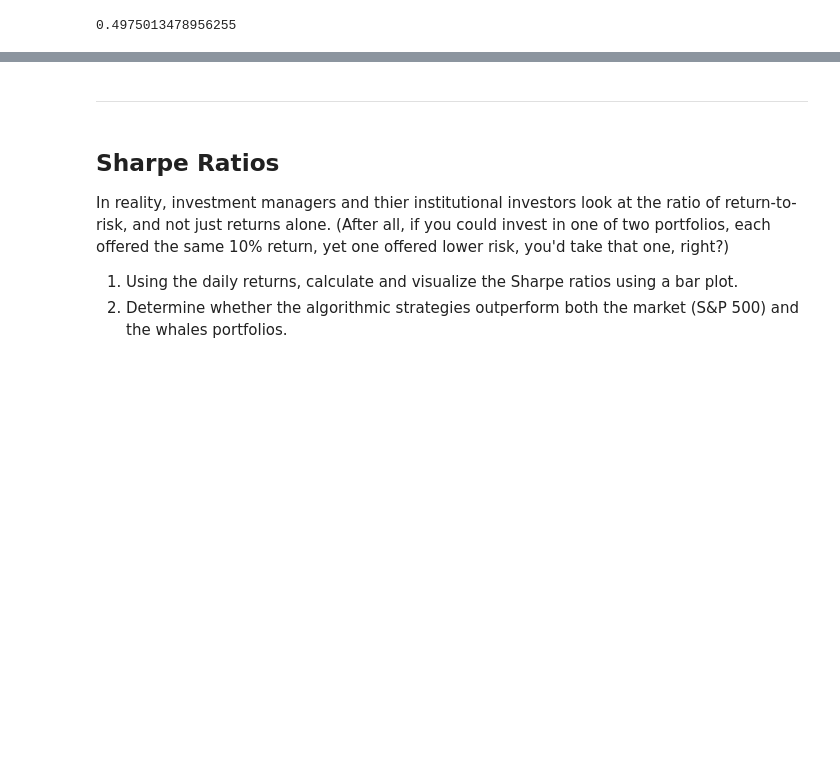
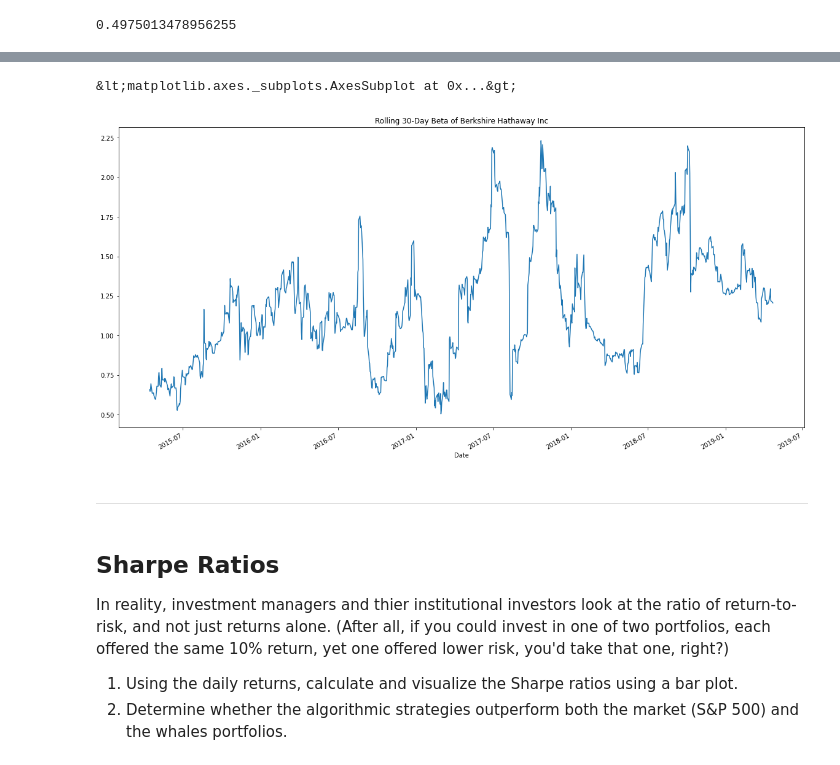
Before and after one commit to dbogatic/jupyter-homework, a Jupyter notebook: whale_analysis.ipynb, the cells around one changed output, grey strips where cells are left out. Cells and saved outputs as stored; diff of their text form; code cells hidden in the pictures; blank space fills up the shorter version.

```diff
--- a/whale_analysis.ipynb
+++ b/whale_analysis.ipynb
@@ -344,3 +351,9 @@ berkshire_beta
+# %%
+rolling_beta = rolling_covariance / rolling_variance
+rolling_beta.plot(figsize=(20, 10), title='Rolling 30-Day Beta of Berkshire Hathaway Inc')
+# %% [output]
+&lt;matplotlib.axes._subplots.AxesSubplot at 0x...&gt;
+[figure, added]
 # %% [markdown]
 ---
 # %% [markdown]
```
Also changed, not shown: parts of 7 cells of this notebook.
